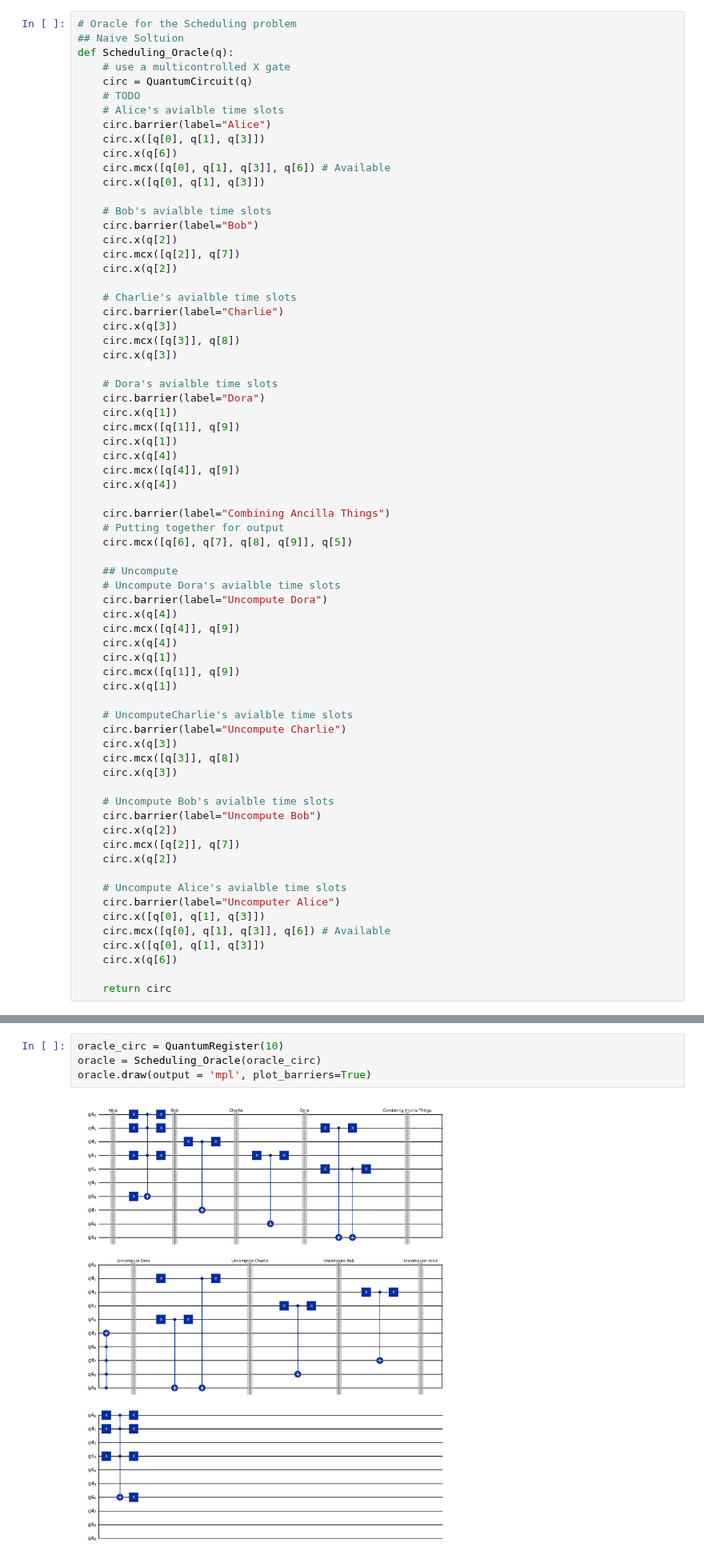
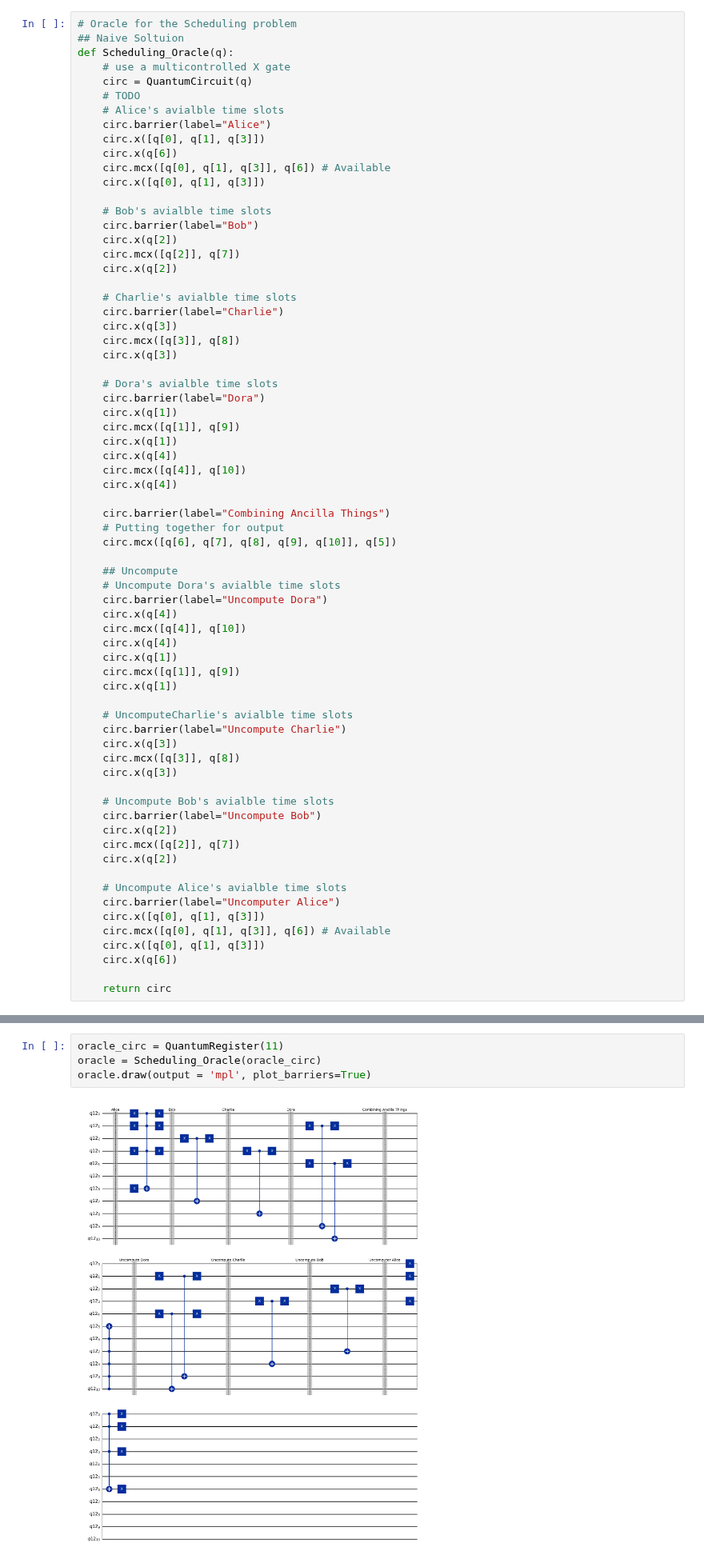
Before and after one commit to elijahkin/amsc698k, a Jupyter notebook: hw4/hw4.ipynb, the cells around one changed output, grey strips where cells are left out. Shown at 80% size. Drawn from its saved outputs; the diff is of its cells as text.

Commit message:
Saved Orcacle and plots

```diff
--- a/hw4/hw4.ipynb
+++ b/hw4/hw4.ipynb
@@ -98,18 +98,18 @@ def Scheduling_Oracle(q):
     circ.mcx([q[1]], q[9])
     circ.x(q[1])
     circ.x(q[4])
-    circ.mcx([q[4]], q[9])
+    circ.mcx([q[4]], q[10])
     circ.x(q[4])
 
     circ.barrier(label="Combining Ancilla Things")
     # Putting together for output
-    circ.mcx([q[6], q[7], q[8], q[9]], q[5])
+    circ.mcx([q[6], q[7], q[8], q[9], q[10]], q[5])
 
     ## Uncompute
     # Uncompute Dora's avialble time slots
     circ.barrier(label="Uncompute Dora")
     circ.x(q[4])
-    circ.mcx([q[4]], q[9])
+    circ.mcx([q[4]], q[10])
     circ.x(q[4])
     circ.x(q[1])
     circ.mcx([q[1]], q[9])
@@ -143,9 +145,9 @@ circ_grover1 = grover(nqubits, Scheduling_Oracle, n_ancilla = 4, iterations = 1)
 # %%
-oracle_circ = QuantumRegister(10)
+oracle_circ = QuantumRegister(11)
 oracle = Scheduling_Oracle(oracle_circ)
 oracle.draw(output = 'mpl', plot_barriers=True)
 # %% [output]
-[figure, old version]
+[figure, new version]
 # %%
 backend_aer = Aer.get_backend('qasm_simulator')
 counts = backend_aer.run(circ_grover1, shots=1000).result().get_counts()
```
Also changed, not shown: parts of 2 cells of this notebook.
